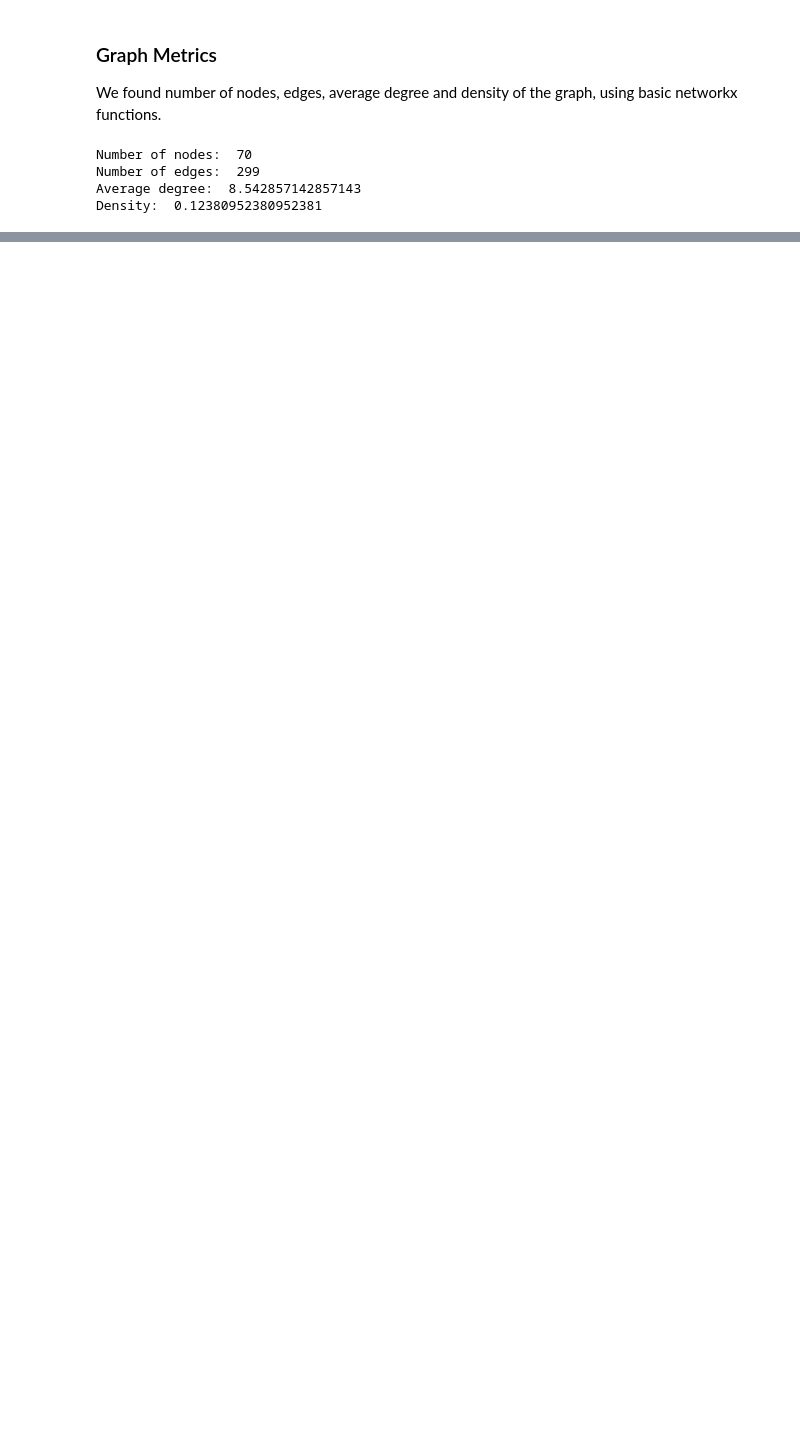
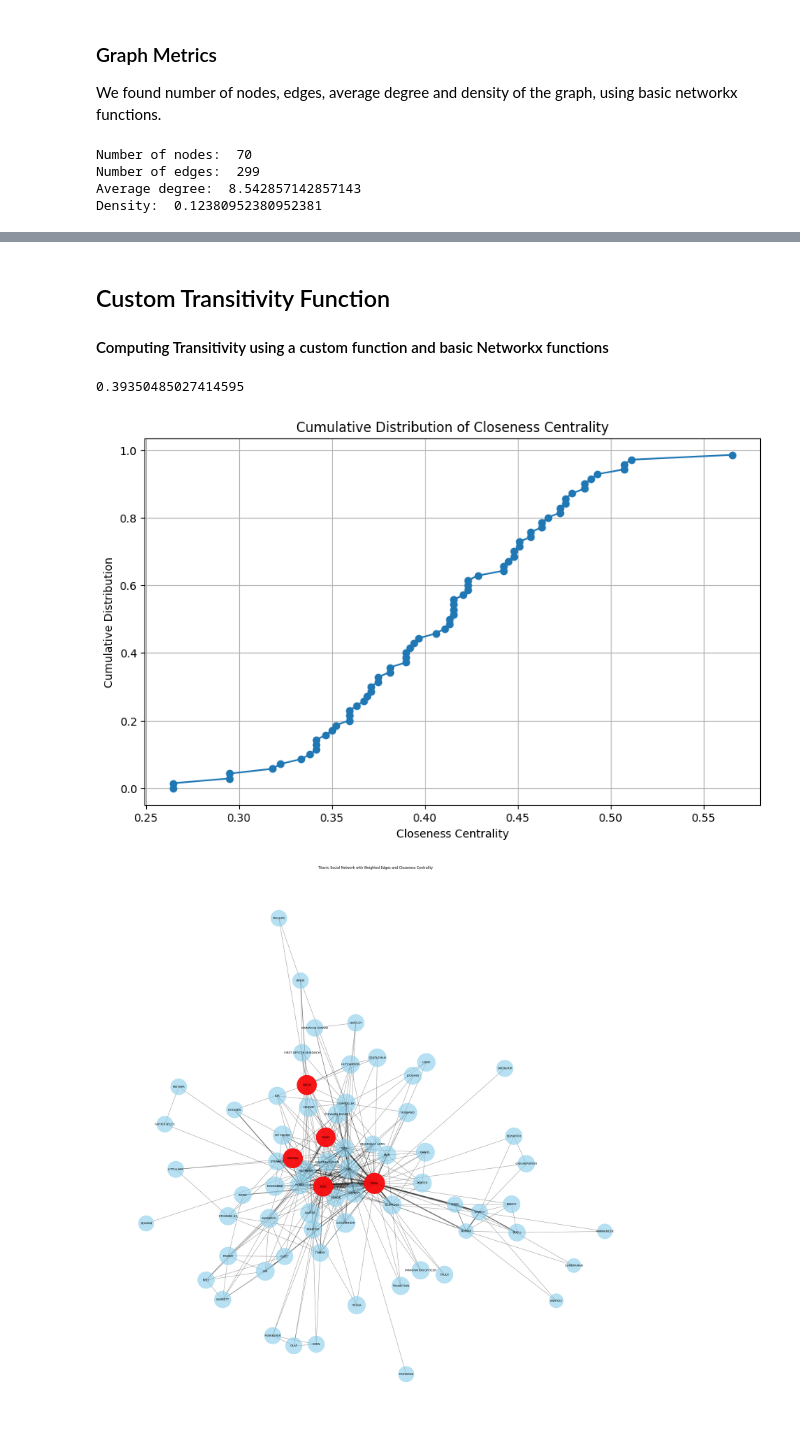
Before and after one commit to fraasa/sna_titanic, a Jupyter notebook: Project/Weeks/report_1.ipynb, the cells around one changed output, grey strips where cells are left out. Cells and saved outputs as stored; diff of their text form; code cells hidden in the pictures; blank space fills up the shorter version.

```diff
--- a/Project/Weeks/report_1.ipynb
+++ b/Project/Weeks/report_1.ipynb
@@ -88,0 +106,79 @@ Density:  0.12380952380952381
+# %% [markdown]
+## Custom Transitivity Function
+#### Computing Transitivity using a custom function and basic Networkx functions
+# %%
+# Redefine the compute_transitivity function
+
+def compute_transitivity(graph):
+    # Manually count the number of triangles
+    triangles = 0
+    for node in graph.nodes():
+        neighbors = set(graph.neighbors(node))
+        for neighbor in neighbors:
+            common_neighbors = set(graph.neighbors(neighbor)) & neighbors
+            triangles += len(common_neighbors)
+    triangles = triangles // 6  # Each triangle is counted 6 times
+
+    # Count the number of connected triples
+    connected_triples = 0
+    for node in graph.nodes():
+        k = len(list(graph.neighbors(node)))
+        connected_triples += k * (k - 1) // 2
+
+    # Compute transitivity
+    if connected_triples == 0:
+        return 0
+    else:
+        return (3 * triangles) / connected_triples
+
+# Compute the transitivity for the graph
+transitivity = compute_transitivity(G)
+transitivity
+# %% [output]
+0.39350485027414595
+# %%
+# Function to compute closeness centrality using basic NetworkX functions
+def compute_closeness_centrality(G):
+    closeness = {}
+    n_minus_1 = G.number_of_nodes() - 1
+    for node in G.nodes:
+        shortest_path_lengths = nx.single_source_dijkstra_path_length(G, node, weight='weight')
+        closeness[node] = n_minus_1 / sum(shortest_path_lengths.values())
+    return closeness
+
+# Function to plot the cumulative distribution of closeness centrality
+def plot_cumulative_distribution(centrality_values, title):
+    sorted_values = np.sort(list(centrality_values.values()))
+    y_vals = np.arange(len(sorted_values)) / float(len(sorted_values))
+    plt.figure(figsize=(10, 6))
+    plt.plot(sorted_values, y_vals, marker='o')
+    plt.title(f'Cumulative Distribution of {title}')
+    plt.xlabel(title)
+    plt.ylabel('Cumulative Distribution')
+    plt.grid(True)
+    plt.show()
+
+# Compute closeness centrality
+closeness_centrality = compute_closeness_centrality(G)
+
+# Plot the cumulative distribution for closeness centrality
+plot_cumulative_distribution(closeness_centrality, 'Closeness Centrality')
+
+# Custom plot to visualize the graph
+id_to_name = nx.get_node_attributes(G, 'label')
+plt.figure(figsize=(36, 36))
+pos = nx.spring_layout(G, seed=42)
+node_sizes = [closeness_centrality[node] * 10000 for node in G.nodes()]
+edge_widths = [d['weight'] for _, _, d in G.edges(data=True)]
+nx.draw_networkx_nodes(G, pos, node_size=node_sizes, node_color='skyblue', alpha=0.6)
+nx.draw_networkx_edges(G, pos, width=edge_widths, alpha=0.5)
+labels = {node: id_to_name[node] for node in G.nodes()}
+nx.draw_networkx_labels(G, pos, labels=labels, font_size=10)
+top_5_nodes = list(sorted(closeness_centrality.items(), key=lambda x: x[1], reverse=True)[:5])
+nx.draw_networkx_nodes(G, pos, nodelist=[node for node, _ in top_5_nodes], node_color='red', node_size=[closeness_centrality[node] * 10000 for node, _ in top_5_nodes], alpha=0.9)
+plt.title("Titanic Social Network with Weighted Edges and Closeness Centrality")
+plt.axis("off")
+plt.show()
+# %% [output]
+[figure, added]
+[figure, added]
```
Also changed, not shown: parts of 3 cells of this notebook.
